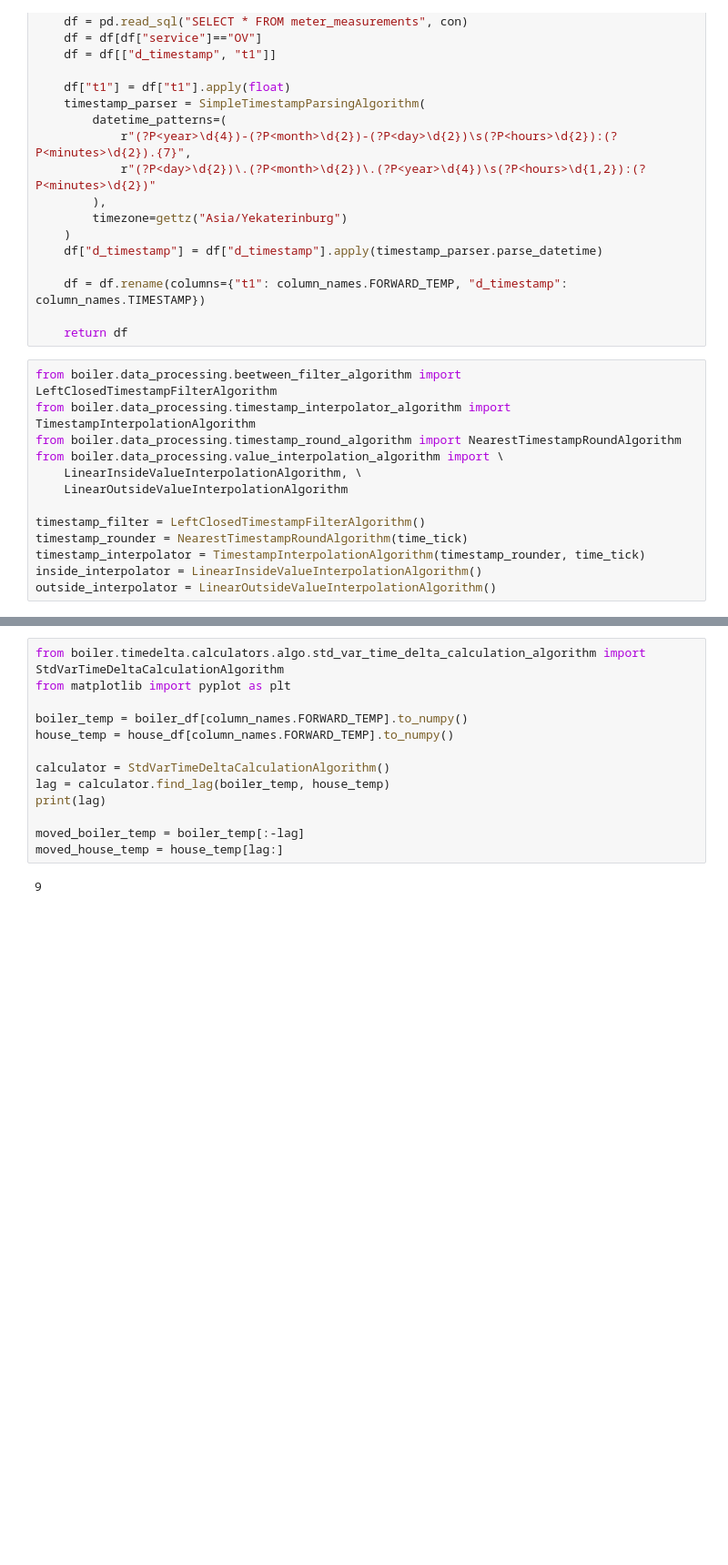
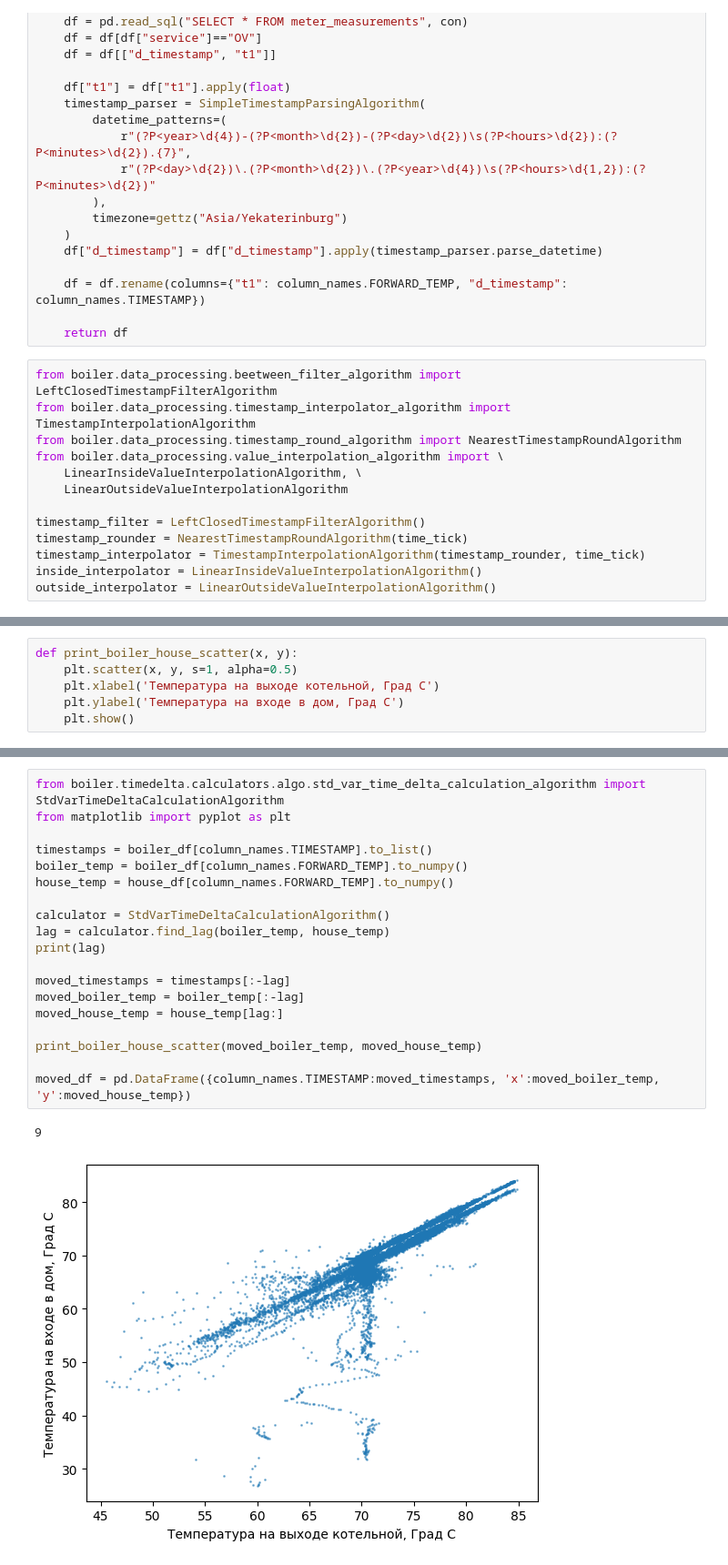
Before and after one commit to cool-soft/boiler-forge-chernushka, a Jupyter notebook: prepocess_house.ipynb, the cells around one changed output, grey strips where cells are left out. Shown at 91% size. Drawn from its saved outputs; the diff is of its cells as text; blank space fills up the shorter version.

```diff
--- a/prepocess_house.ipynb
+++ b/prepocess_house.ipynb
@@ -90,0 +90,6 @@ boiler_df.head()
+# %%
+def print_boiler_house_scatter(x, y):
+    plt.scatter(x, y, s=1, alpha=0.5)
+    plt.xlabel('Температура на выходе котельной, Град C')
+    plt.ylabel('Температура на входе в дом, Град C')
+    plt.show()
@@ -91,15 +104,22 @@ boiler_df.head()
 # %%
 from boiler.timedelta.calculators.algo.std_var_time_delta_calculation_algorithm import StdVarTimeDeltaCalculationAlgorithm
 from matplotlib import pyplot as plt
 
+timestamps = boiler_df[column_names.TIMESTAMP].to_list()
 boiler_temp = boiler_df[column_names.FORWARD_TEMP].to_numpy()
 house_temp = house_df[column_names.FORWARD_TEMP].to_numpy()
 
 calculator = StdVarTimeDeltaCalculationAlgorithm()
 lag = calculator.find_lag(boiler_temp, house_temp)
 print(lag)
 
+moved_timestamps = timestamps[:-lag]
 moved_boiler_temp = boiler_temp[:-lag]
 moved_house_temp = house_temp[lag:]
+
+print_boiler_house_scatter(moved_boiler_temp, moved_house_temp)
+
+moved_df = pd.DataFrame({column_names.TIMESTAMP:moved_timestamps, 'x':moved_boiler_temp, 'y':moved_house_temp})
 # %% [output]
 9
+[figure, added]
```
Also changed, not shown: parts of 12 cells of this notebook.
